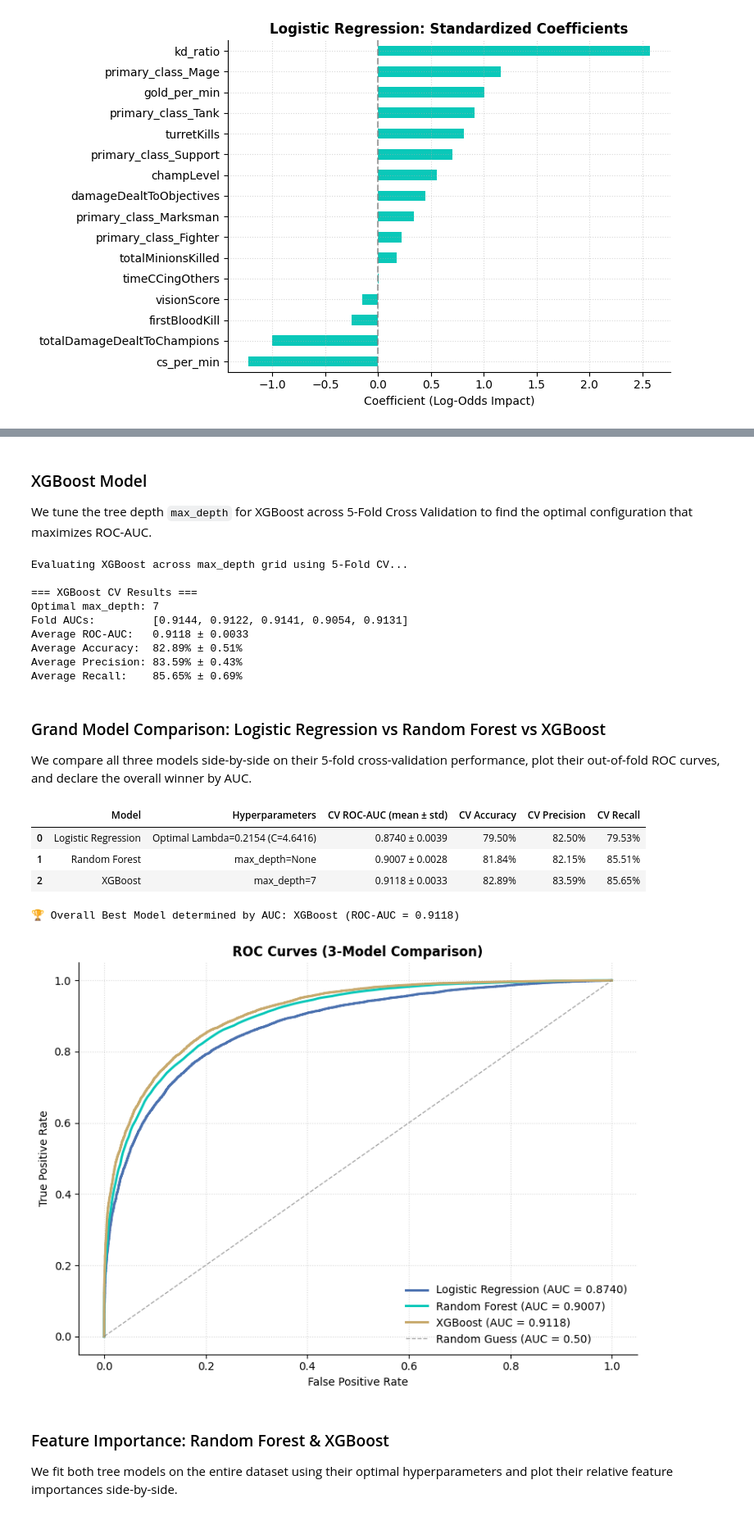
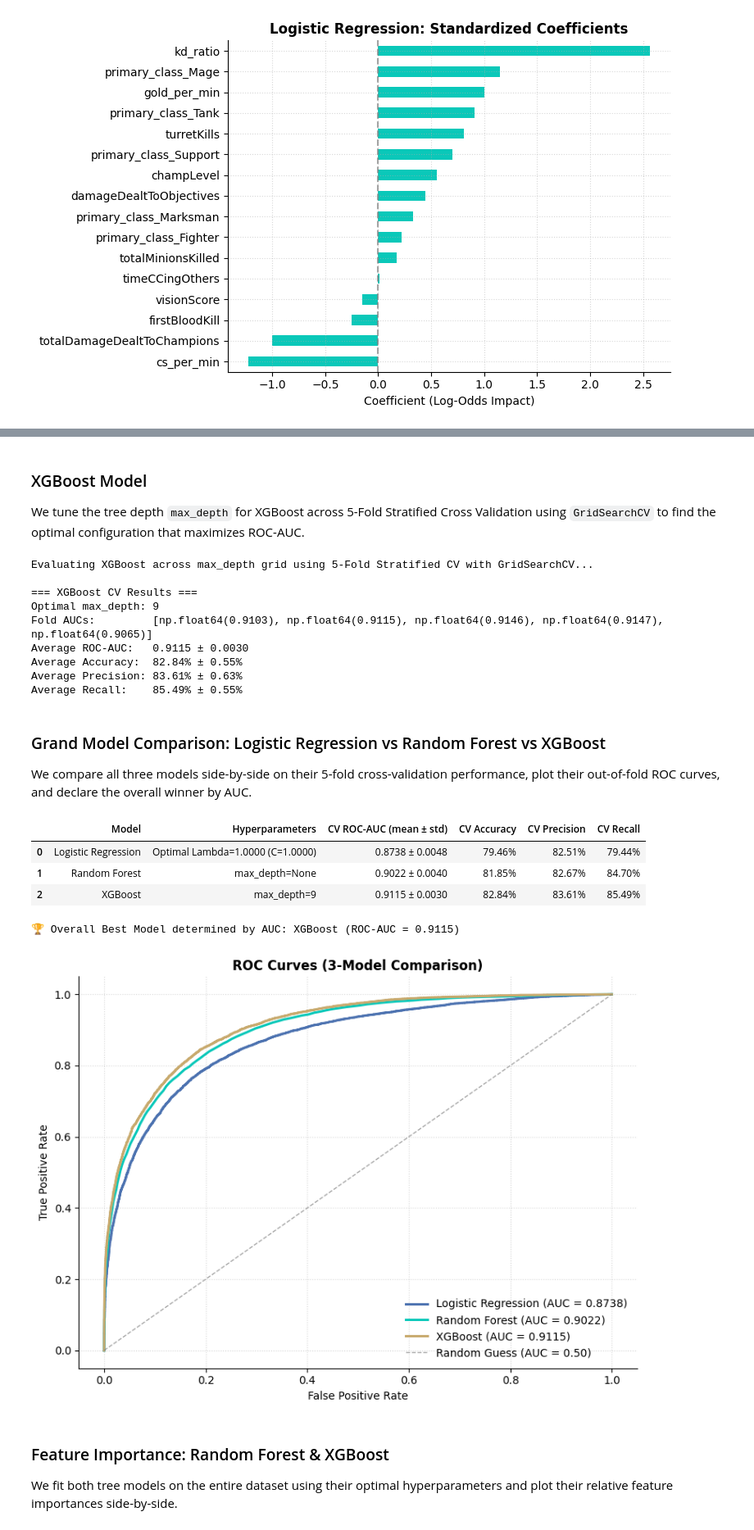
Before and after one commit to bzacharia999/Deep-dive-into-the-North-American-League-of-Legends-Challenger-League, a Jupyter notebook: notebooks/03_modelling.ipynb, the cells around one changed output, grey strips where cells are left out. Shown at 82% size. Drawn from its saved outputs; the diff is of its cells as text; code cells hidden in the pictures.

Commit message:
refactored out redundant code in the modelling notebook

```diff
--- a/notebooks/03_modelling.ipynb
+++ b/notebooks/03_modelling.ipynb
@@ -337,7 +332,11 @@ def get_oof_predictions(X, y, preprocessor, clf_factory, n_splits=5, random_stat
 # %% [markdown]
 ### Logistic Regression CV Results & Tuning Curve
 # %%
-lr_results, lr_best = cv_optimize_logistic(X_lr, y, preprocessor_lr, lambdas)
+lr_results, lr_best, oof_lr = cv_evaluate_classifier(
+    X_lr, y, preprocessor_lr,
+    LogisticRegression(penalty="l2", solver="lbfgs", max_iter=1000, random_state=42),
+    {"clf__C": [1.0 / lam for lam in lambdas]},
+)
 
 print("=== Logistic Regression CV Results ===")
 print(f"Optimal Lambda:   {lr_best['lambda']:.6f}  (C = {lr_best['C']:.4f})")
@@ -513,25 +464,18 @@ Average Recall:    85.51% ± 0.66%
 # %% [markdown]
 ### XGBoost Model
-We tune the tree depth `max_depth` for XGBoost across 5-Fold Cross Validation to find the optimal configuration that maximizes ROC-AUC.
+We tune the tree depth `max_depth` for XGBoost across 5-Fold Stratified Cross Validation using `GridSearchCV` to find the optimal configuration that maximizes ROC-AUC.
 # %%
 xgb_depth_grid = [3, 5, 7, 9]
-xgb_cv_records = []
 
-print("Evaluating XGBoost across max_depth grid using 5-Fold CV...")
-for depth in xgb_depth_grid:
-    metrics = cv_evaluate_classifier(
-        X_tree, y_tree, tree_preprocessor,
-        lambda d=depth: XGBClassifier(
-            n_estimators=100, max_depth=d, learning_rate=0.08,
-            tree_method="hist", eval_metric="logloss", random_state=42, n_jobs=-1
-        )
-    )
-    metrics["max_depth"] = str(depth)
-    xgb_cv_records.append(metrics)
-
-xgb_results_df = pd.DataFrame(xgb_cv_records)
-xgb_best_idx = xgb_results_df["mean_auc"].idxmax()
-xgb_best = xgb_results_df.loc[xgb_best_idx]
+print("Evaluating XGBoost across max_depth grid using 5-Fold Stratified CV with GridSearchCV...")
+xgb_results_df, xgb_best, oof_xgb = cv_evaluate_classifier(
+    X_tree, y_tree, tree_preprocessor,
+    XGBClassifier(
+        n_estimators=100, learning_rate=0.08,
+        tree_method="hist", eval_metric="logloss", random_state=42, n_jobs=-1
+    ),
+    {"clf__max_depth": xgb_depth_grid},
+)
 
 print("\n=== XGBoost CV Results ===")
 print(f"Optimal max_depth: {xgb_best['max_depth']}")
@@ -541,15 +485,15 @@ print(f"Average Accuracy:  {xgb_best['mean_acc']:.2%} ± {xgb_best['std_acc']:.2
 print(f"Average Precision: {xgb_best['mean_prec']:.2%} ± {xgb_best['std_prec']:.2%}")
 print(f"Average Recall:    {xgb_best['mean_rec']:.2%} ± {xgb_best['std_rec']:.2%}")
 # %% [output]
-Evaluating XGBoost across max_depth grid using 5-Fold CV...
+Evaluating XGBoost across max_depth grid using 5-Fold Stratified CV with GridSearchCV...
 
 === XGBoost CV Results ===
-Optimal max_depth: 7
-Fold AUCs:         [0.9144, 0.9122, 0.9141, 0.9054, 0.9131]
-Average ROC-AUC:   0.9118 ± 0.0033
-Average Accuracy:  82.89% ± 0.51%
-Average Precision: 83.59% ± 0.43%
-Average Recall:    85.65% ± 0.69%
+Optimal max_depth: 9
+Fold AUCs:         [np.float64(0.9103), np.float64(0.9115), np.float64(0.9146), np.float64(0.9147), np.float64(0.9065)]
+Average ROC-AUC:   0.9115 ± 0.0030
+Average Accuracy:  82.84% ± 0.55%
+Average Precision: 83.61% ± 0.63%
+Average Recall:    85.49% ± 0.55%
 # %% [markdown]
 ### Grand Model Comparison: Logistic Regression vs Random Forest vs XGBoost
 We compare all three models side-by-side on their 5-fold cross-validation performance, plot their out-of-fold ROC curves, and declare the overall winner by AUC.
@@ -587,43 +531,41 @@ display(grand_comparison)
 auc_map = {
     "Logistic Regression": lr_best["mean_auc"],
     "Random Forest": rf_best["mean_auc"],
     "XGBoost": xgb_best["mean_auc"],
 }
 best_overall_model = max(auc_map, key=auc_map.get)
 print(f"\n🏆 Overall Best Model determined by AUC: {best_overall_model} (ROC-AUC = {auc_map[best_overall_model]:.4f})")
 
-# Compute Out-of-Fold Predictions for all 3 models
-oof_lr = get_oof_predictions(X_lr, y, preprocessor_lr, lambda: LogisticRegression(C=lr_best["C"], penalty="l2", solver="lbfgs", max_iter=1000, random_state=42))
-rf_opt_d = None if rf_best["max_depth"] == "None" else int(rf_best["max_depth"])
-oof_rf = get_oof_predictions(X_tree, y_tree, tree_preprocessor, lambda: RandomForestClassifier(n_estimators=100, max_depth=rf_opt_d, random_state=42, n_jobs=-1))
+# Optimal depth parameters for final fits and plotting
+rf_opt_d = None if str(rf_best["max_depth"]) == "None" else int(rf_best["max_depth"])
 xgb_opt_d = int(xgb_best["max_depth"])
-oof_xgb = get_oof_predictions(X_tree, y_tree, tree_preprocessor, lambda: XGBClassifier(n_estimators=100, max_depth=xgb_opt_d, learning_rate=0.08, tree_method="hist", eval_metric="logloss", random_state=42, n_jobs=-1))
 
+# Compute ROC curves from out-of-fold predictions obtained during CV
 fpr_lr, tpr_lr, _ = roc_curve(y, oof_lr)
 fpr_rf, tpr_rf, _ = roc_curve(y_tree, oof_rf)
 fpr_xgb, tpr_xgb, _ = roc_curve(y_tree, oof_xgb)
 
 # Plot ROC Curves for all 3 models
 fig, ax = plt.subplots(figsize=(8, 6))
 ax.plot(fpr_lr, tpr_lr, color="#4C72B0", linewidth=2.2, label=f"Logistic Regression (AUC = {lr_best['mean_auc']:.4f})")
 ax.plot(fpr_rf, tpr_rf, color=WIN_COLOR, linewidth=2.2, label=f"Random Forest (AUC = {rf_best['mean_auc']:.4f})")
 ax.plot(fpr_xgb, tpr_xgb, color=LOSS_COLOR, linewidth=2.2, label=f"XGBoost (AUC = {xgb_best['mean_auc']:.4f})")
 ax.plot([0, 1], [0, 1], color="gray", linestyle="--", linewidth=1, alpha=0.7, label="Random Guess (AUC = 0.50)")
 ax.set_title("ROC Curves (3-Model Comparison)", fontweight="bold")
 ax.set_xlabel("False Positive Rate")
 ax.set_ylabel("True Positive Rate")
 ax.legend(frameon=False, loc="lower right")
 ax.grid(True, linestyle=":", alpha=0.5)
 ax.spines[["top", "right"]].set_visible(False)
 plt.tight_layout()
 plt.show()
 # %% [output]
 |  | Model | Hyperparameters | CV ROC-AUC (mean ± std) | CV Accuracy | CV Precision | CV Recall |
-| 0 | Logistic Regression | Optimal Lambda=0.2154 (C=4.6416) | 0.8740 ± 0.0039 | 79.50% | 82.50% | 79.53% |
-| 1 | Random Forest | max_depth=None | 0.9007 ± 0.0028 | 81.84% | 82.15% | 85.51% |
-| 2 | XGBoost | max_depth=7 | 0.9118 ± 0.0033 | 82.89% | 83.59% | 85.65% |
+| 0 | Logistic Regression | Optimal Lambda=1.0000 (C=1.0000) | 0.8738 ± 0.0048 | 79.46% | 82.51% | 79.44% |
+| 1 | Random Forest | max_depth=None | 0.9022 ± 0.0040 | 81.85% | 82.67% | 84.70% |
+| 2 | XGBoost | max_depth=9 | 0.9115 ± 0.0030 | 82.84% | 83.61% | 85.49% |
-🏆 Overall Best Model determined by AUC: XGBoost (ROC-AUC = 0.9118)
+🏆 Overall Best Model determined by AUC: XGBoost (ROC-AUC = 0.9115)
-[figure, old version]
+[figure, new version]
 # %% [markdown]
 ### Feature Importance: Random Forest & XGBoost
 We fit both tree models on the entire dataset using their optimal hyperparameters and plot their relative feature importances side-by-side.
```
Also changed, not shown: parts of 10 cells of this notebook, 1 other file.
